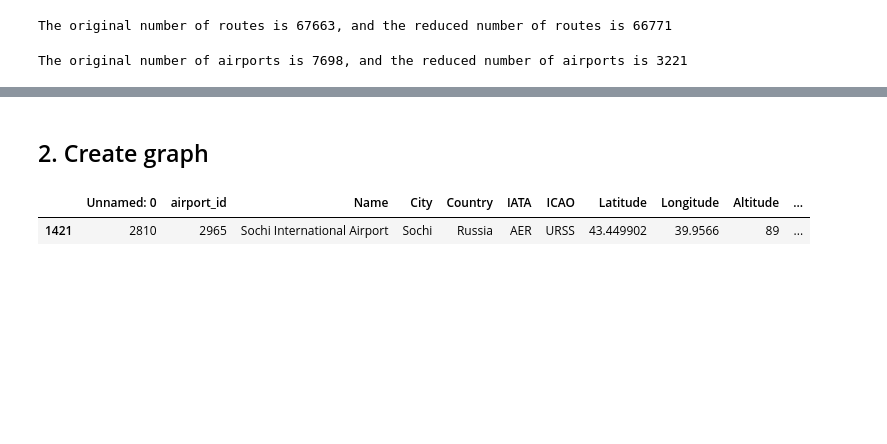
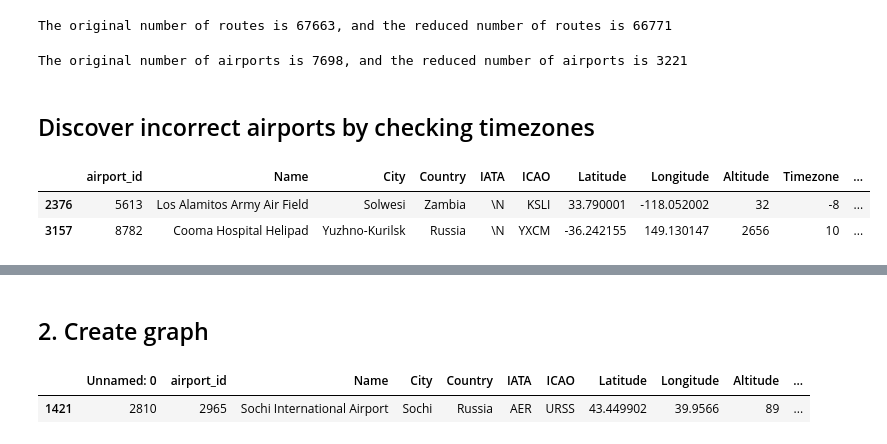
Before and after one commit to lchenbb/NTDS2019_Project, a Jupyter notebook: preprocessing_chen.ipynb, the cells around one changed output, grey strips where cells are left out. Drawn from its saved outputs; the diff is of its cells as text; code cells hidden in the pictures; blank space fills up the shorter version.

```diff
--- a/preprocessing_chen.ipynb
+++ b/preprocessing_chen.ipynb
@@ -45,0 +37,3 @@ airports.head()
+# %%
+# Add continent info to airports
+airports["Continent"] = airports["TzDatabase"].str.split("/").str[0]
@@ -68,3 +72,24 @@ The original number of routes is 67663, and the reduced number of routes is 6677
 print(f'The original number of airports is {len(airports)}, and the reduced number of airports is {len(airports_cleaned)}')
 # %% [output]
 The original number of airports is 7698, and the reduced number of airports is 3221
+# %% [markdown]
+## Discover incorrect airports by checking timezones
+# %%
+# Read in country timezone dataframe
+country_timezone_df = pd.read_csv("./data/timezones.csv", encoding='latin-1')
+# %%
+country_timezone_df["Continent"] = country_timezone_df["Time Zone"].str.split("/").str[0]
+# %%
+# Generate error candidates by finding the airport whose country does not match the timezones
+error_candidates = airports[airports.apply(lambda row: row["TzDatabase"].split("/")[0] not in
+                        country_timezone_df[country_timezone_df["Country Name"] ==
+                                            row["Country"]]["Continent"].unique().tolist(),
+                       axis = 1)]
+
+# By checking the error candidates, we obtain several airport entries which are wrong
+# Two instance are listed below
+error_candidates[error_candidates["airport_id"].apply(lambda entry: entry in [8782, 5613])]
+# %% [output]
+|  | airport_id | Name | City | Country | IATA | ICAO | Latitude | Longitude | Altitude | Timezone | ... |
+| 2376 | 5613 | Los Alamitos Army Air Field | Solwesi | Zambia | \N | KSLI | 33.790001 | -118.052002 | 32 | -8 | ... |
+| 3157 | 8782 | Cooma Hospital Helipad | Yuzhno-Kurilsk | Russia | \N | YXCM | -36.242155 | 149.130147 | 2656 | 10 | ... |
```
Also changed, not shown: parts of 8 cells of this notebook, 16 other files.
